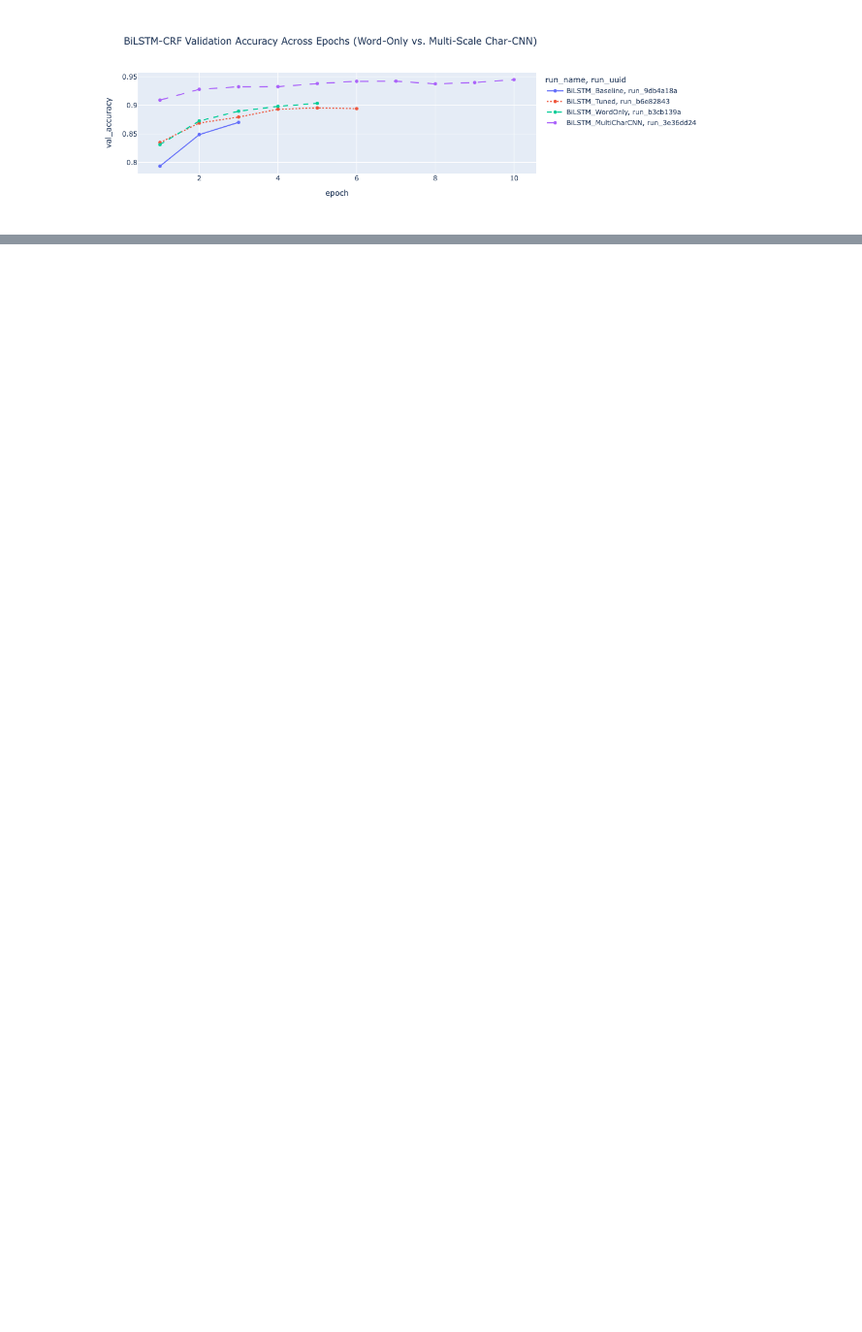
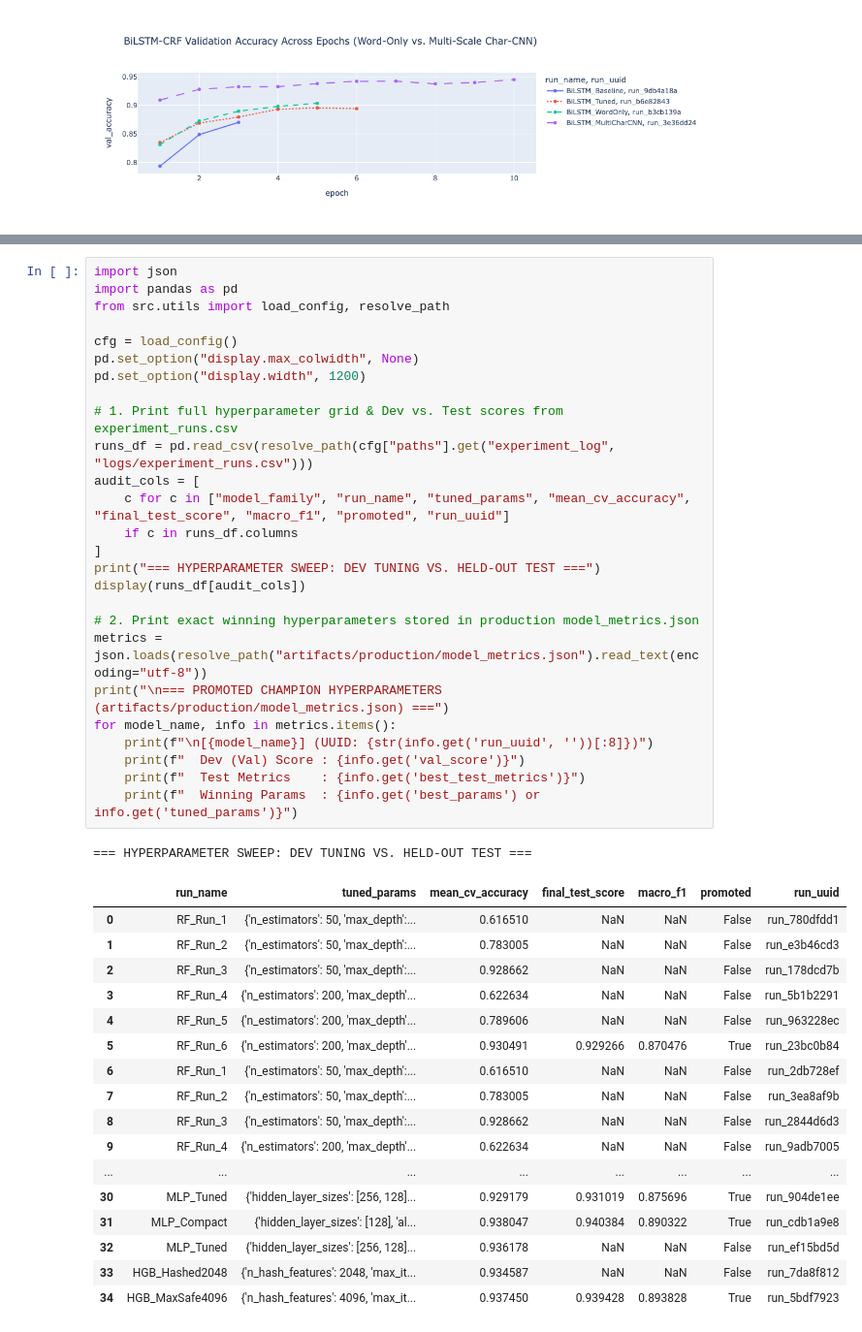
Before and after one commit to Ethereal-Mining-Company/conlang-translator, a Jupyter notebook: main.ipynb, the cells around one changed output, grey strips where cells are left out. Shown at 97% size. Cells and saved outputs as stored; diff of their text form; blank space fills up the shorter version.

```diff
--- a/main.ipynb
+++ b/main.ipynb
@@ -294,0 +184,45 @@ Sample lookups:
+# %%
+import json
+import pandas as pd
+from src.utils import load_config, resolve_path
+
+cfg = load_config()
+pd.set_option("display.max_colwidth", None)
+pd.set_option("display.width", 1200)
+
+# 1. Print full hyperparameter grid & Dev vs. Test scores from experiment_runs.csv
+runs_df = pd.read_csv(resolve_path(cfg["paths"].get("experiment_log", "logs/experiment_runs.csv")))
+audit_cols = [
+    c for c in ["model_family", "run_name", "tuned_params", "mean_cv_accuracy", "final_test_score", "macro_f1", "promoted", "run_uuid"]
+    if c in runs_df.columns
+]
+print("=== HYPERPARAMETER SWEEP: DEV TUNING VS. HELD-OUT TEST ===")
+display(runs_df[audit_cols])
+
+# 2. Print exact winning hyperparameters stored in production model_metrics.json
+metrics = json.loads(resolve_path("artifacts/production/model_metrics.json").read_text(encoding="utf-8"))
+print("\n=== PROMOTED CHAMPION HYPERPARAMETERS (artifacts/production/model_metrics.json) ===")
+for model_name, info in metrics.items():
+    print(f"\n[{model_name}] (UUID: {str(info.get('run_uuid', ''))[:8]})")
+    print(f"  Dev (Val) Score : {info.get('val_score')}")
+    print(f"  Test Metrics    : {info.get('best_test_metrics')}")
+    print(f"  Winning Params  : {info.get('best_params') or info.get('tuned_params')}")
+# %% [output]
+=== HYPERPARAMETER SWEEP: DEV TUNING VS. HELD-OUT TEST ===
+|  | run_name | tuned_params | mean_cv_accuracy | final_test_score | macro_f1 | promoted | run_uuid |
+| 0 | RF_Run_1 | {'n_estimators': 50, 'max_depth':... | 0.616510 | NaN | NaN | False | run_780dfdd1 |
+| 1 | RF_Run_2 | {'n_estimators': 50, 'max_depth':... | 0.783005 | NaN | NaN | False | run_e3b46cd3 |
+| 2 | RF_Run_3 | {'n_estimators': 50, 'max_depth':... | 0.928662 | NaN | NaN | False | run_178dcd7b |
+| 3 | RF_Run_4 | {'n_estimators': 200, 'max_depth'... | 0.622634 | NaN | NaN | False | run_5b1b2291 |
+| 4 | RF_Run_5 | {'n_estimators': 200, 'max_depth'... | 0.789606 | NaN | NaN | False | run_963228ec |
+| 5 | RF_Run_6 | {'n_estimators': 200, 'max_depth'... | 0.930491 | 0.929266 | 0.870476 | True | run_23bc0b84 |
+| 6 | RF_Run_1 | {'n_estimators': 50, 'max_depth':... | 0.616510 | NaN | NaN | False | run_2db728ef |
+| 7 | RF_Run_2 | {'n_estimators': 50, 'max_depth':... | 0.783005 | NaN | NaN | False | run_3ea8af9b |
+| 8 | RF_Run_3 | {'n_estimators': 50, 'max_depth':... | 0.928662 | NaN | NaN | False | run_2844d6d3 |
+| 9 | RF_Run_4 | {'n_estimators': 200, 'max_depth'... | 0.622634 | NaN | NaN | False | run_9adb7005 |
+| ... | ... | ... | ... | ... | ... | ... | ... |
+| 30 | MLP_Tuned | {'hidden_layer_sizes': [256, 128]... | 0.929179 | 0.931019 | 0.875696 | True | run_904de1ee |
+| 31 | MLP_Compact | {'hidden_layer_sizes': [128], 'al... | 0.938047 | 0.940384 | 0.890322 | True | run_cdb1a9e8 |
+| 32 | MLP_Tuned | {'hidden_layer_sizes': [256, 128]... | 0.936178 | NaN | NaN | False | run_ef15bd5d |
+| 33 | HGB_Hashed2048 | {'n_hash_features': 2048, 'max_it... | 0.934587 | NaN | NaN | False | run_7da8f812 |
+| 34 | HGB_MaxSafe4096 | {'n_hash_features': 4096, 'max_it... | 0.937450 | 0.939428 | 0.893828 | True | run_5bdf7923 |
```
Also changed, not shown: parts of 10 cells of this notebook, 24 other files.
